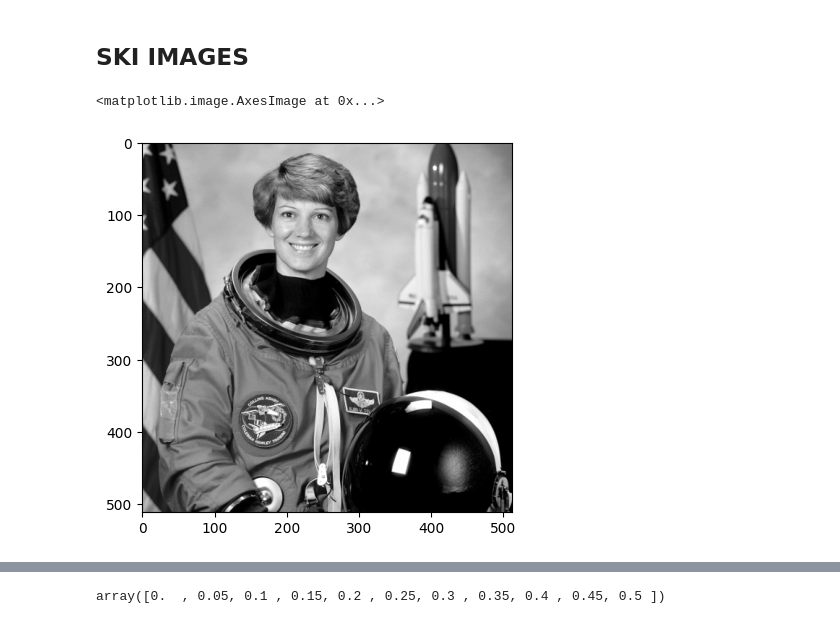
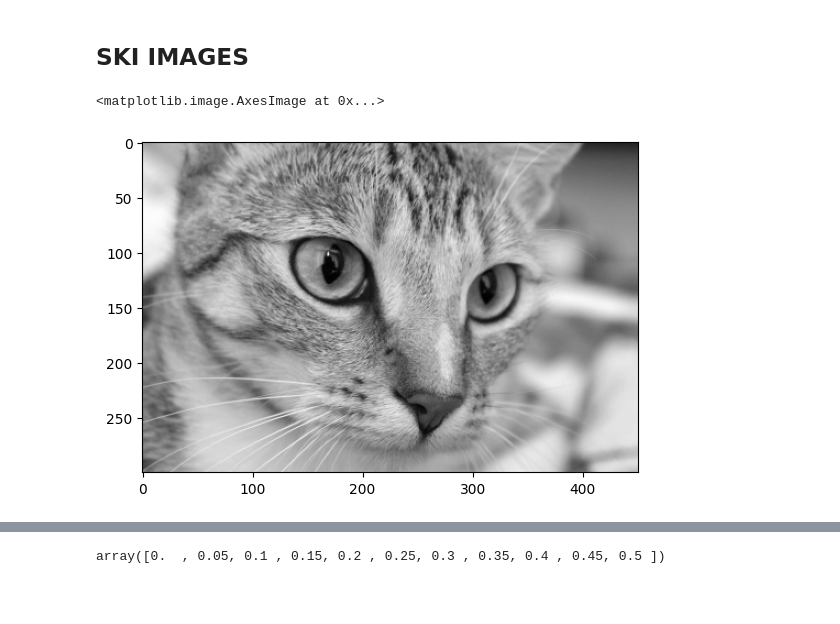
Before and after one commit to alvaroalbuquerque/SCS_plane_study, a Jupyter notebook: noise_analysis_q0_sp.ipynb, the cells around one changed output, grey strips where cells are left out. Cells and saved outputs as stored; diff of their text form; code cells hidden in the pictures; blank space fills up the shorter version.

Commit message:
added new plot for scikit images

```diff
--- a/noise_analysis_q0_sp.ipynb
+++ b/noise_analysis_q0_sp.ipynb
@@ -1149,12 +1149,12 @@ plt.show()
 # %% [markdown]
 ## SKI IMAGES
 # %%
-astronaut_image = data.astronaut()
+astronaut_image = data.cat()
 astronaut_image = rgb2gray(astronaut_image)
 plt.imshow(astronaut_image, cmap='gray')
 # %% [output]
 <matplotlib.image.AxesImage at 0x...>
-[figure, old version]
+[figure, new version]
 # %%
 skimage_data = pd.read_csv(f"results/noise_analysis/sp/sp_analysis_skimage_noisegen.csv")
 skimage_data
```
Also changed, not shown: parts of 1 cell of this notebook, 2 other files.
